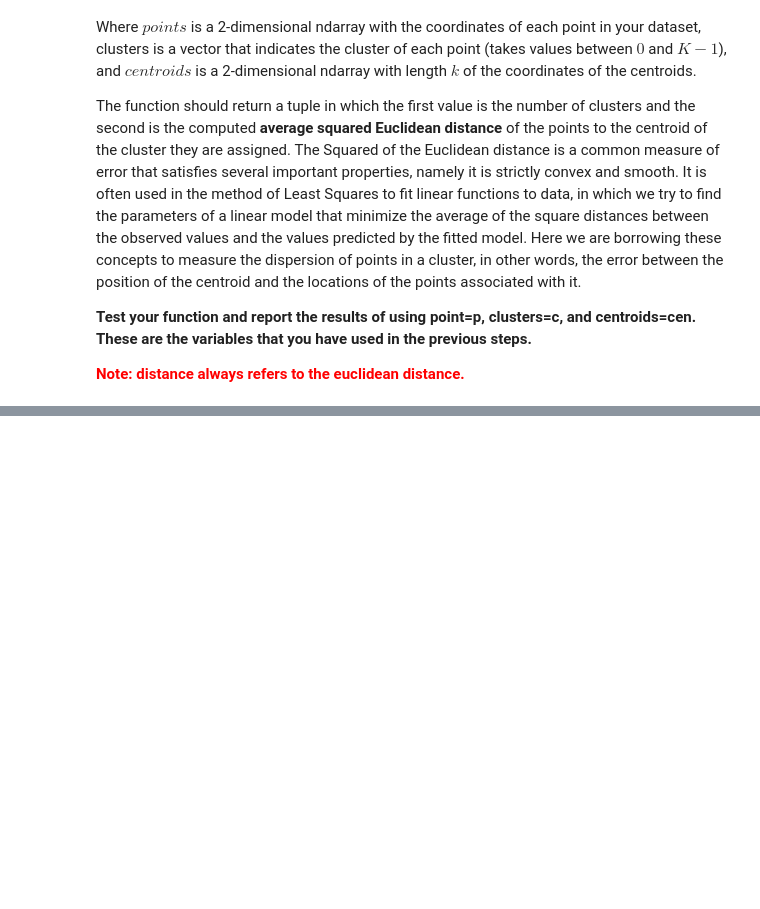
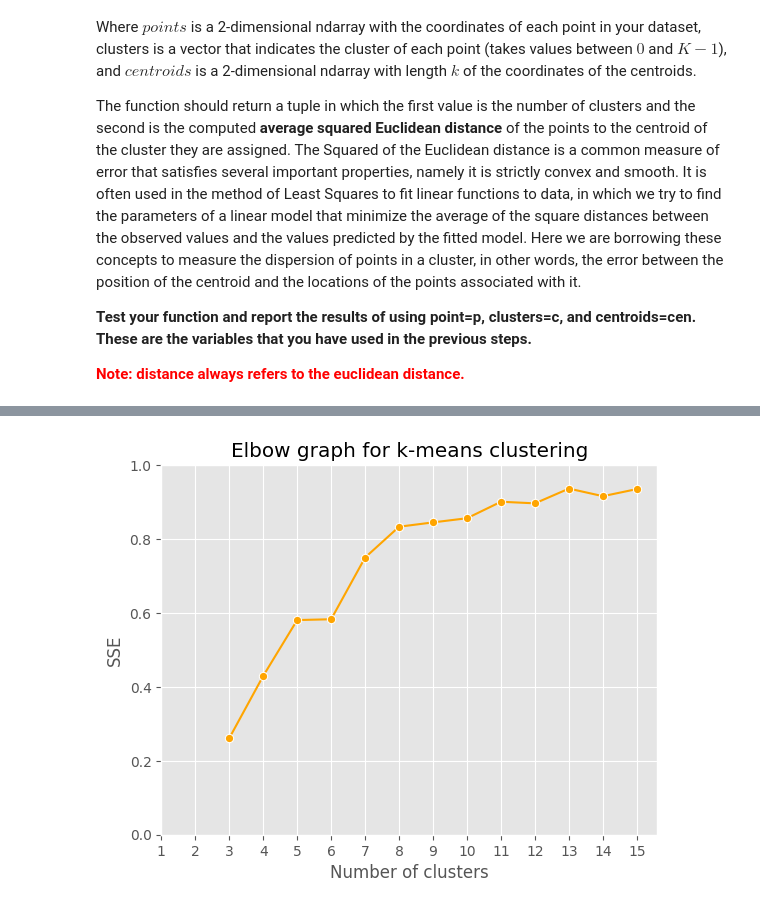
Before and after one commit to FabianRomero6/pds-hw3, a Jupyter notebook: HW3-2023.ipynb, the cells around one changed output, grey strips where cells are left out. Drawn from its saved outputs; the diff is of its cells as text; code cells hidden in the pictures; blank space fills up the shorter version.

```diff
--- a/HW3-2023.ipynb
+++ b/HW3-2023.ipynb
@@ -259,7 +263,8 @@ def error(old_centroids, new_centroids):
     d = len(old_centroids)
     clusters_distances = np.full((d, 1), np.nan)
     for i in range(d):
-        clusters_distances[i] = distance(np.ravel(old_centroids[i]), np.ravel(new_centroids[i]))
+        clusters_distances[i] = distance(
+            np.ravel(old_centroids[i]), np.ravel(new_centroids[i]))
     return clusters_distances
 # %%
 new_cen = cupdate(p, new_clusters)
@@ -367,0 +425,25 @@ Use the functions <b>kmeans</b> and <b>inertia</b> to identify the most suitable
+# %%
+def explained_variance(tss, sse):
+    ess = tss - sse
+    p_ess = ess / tss
+    return p_ess
+# %%
+K = 15
+TSS = np.var(test_data)
+k_ess = [np.nan, np.nan]
+k_list = [1, 2]
+for k in range(3, K + 1):
+    (k_clusters, k_centroids) = kmeans(test_data, niter=1000, tol=0.000001, K=k)
+    current_k, sse = inertia(test_data, k_clusters, k_centroids)
+    k_list.append(current_k)
+    k_ess.append(explained_variance(TSS, sse))
+
+sns.lineplot(x=k_list, y=k_ess, color='orange', marker='o')
+plt.xticks(k_list)
+plt.ylim((0, 1))
+plt.xlabel('Number of clusters')
+plt.ylabel('SSE')
+plt.title('Elbow graph for k-means clustering')
+plt.show()
+# %% [output]
+[figure, added]
```
Also changed, not shown: parts of 20 cells of this notebook.
